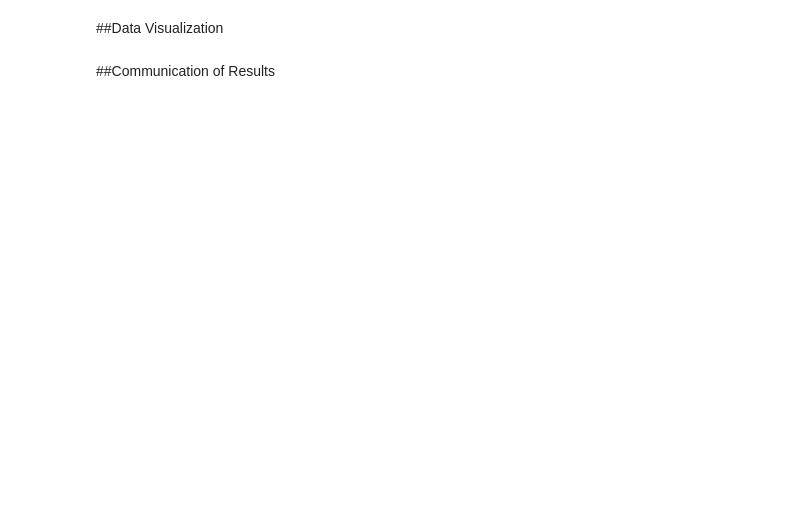
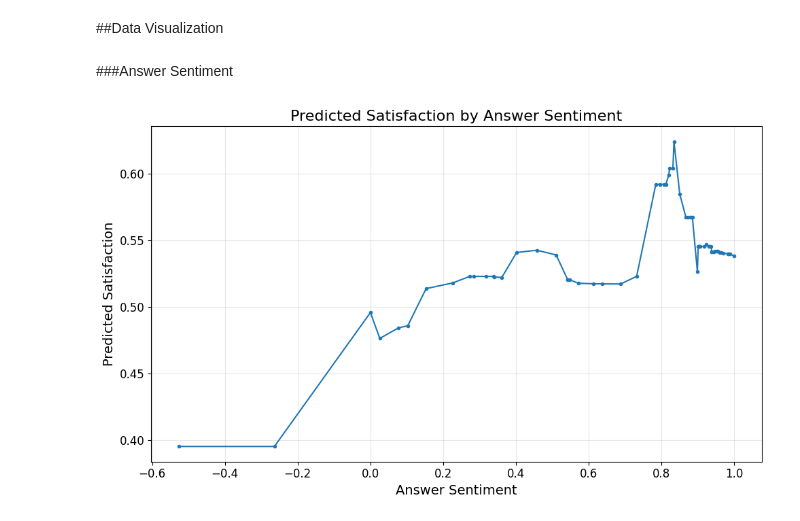
Before and after one commit to stephanie465337/Data-Science-Portfolio-C21, a Jupyter notebook: Projects/Capstone/chat_metrics_Pass_6.ipynb, the cells around one changed output. Saved outputs shown, nothing was run; the diff lists cells and outputs as text; code cells hidden in the pictures; blank space fills up the shorter version.

```diff
--- a/Projects/Capstone/chat_metrics_Pass_6.ipynb
+++ b/Projects/Capstone/chat_metrics_Pass_6.ipynb
@@ -82,0 +97,21 @@ print(classification_report(y_test, y_pred_xgb))
+# %%
+baseline_prob = xgb.predict_proba(X_test)[:, 1].mean()
+
+sentiment_results = []
+
+for sentiment in sorted(X_test['answer_sentiment'].unique()):
+
+  X_sim = X_test.copy()
+  X_sim['answer_sentiment'] = sentiment
+
+  probability = xgb.predict_proba(X_sim)[:, 1].mean()
+  change = probability - baseline_prob
+
+  sentiment_results.append({
+    'Answer Sentiment': sentiment,
+    'Predicted Satisfaction': probability,
+    'Change from Baseline': change
+  })
+
+sentiment_results = pd.DataFrame(sentiment_results)
+sentiment_results
@@ -113,2 +199,26 @@ plt.show()
-# %% [markdown]
-##Communication of Results
+# %% [markdown]
+###Answer Sentiment
+# %%
+plt.figure(figsize=(10, 6))
+
+plt.plot(
+    sentiment_results['Answer Sentiment'],
+    sentiment_results['Predicted Satisfaction'],
+    marker='o',
+    markersize=3
+)
+
+plt.xlabel('Answer Sentiment', fontsize=14)
+plt.ylabel('Predicted Satisfaction', fontsize=14)
+plt.title('Predicted Satisfaction by Answer Sentiment', fontsize=16)
+
+plt.xticks(fontsize=12)
+plt.yticks(fontsize=12)
+
+plt.grid(alpha=0.3) #Shows grid in background
+
+plt.tight_layout()
+plt.savefig('sentiment_optimization.png', dpi=300, bbox_inches='tight')
+plt.show()
+# %% [output]
+[figure, added]
```
Also changed, not shown: parts of 14 cells of this notebook.
